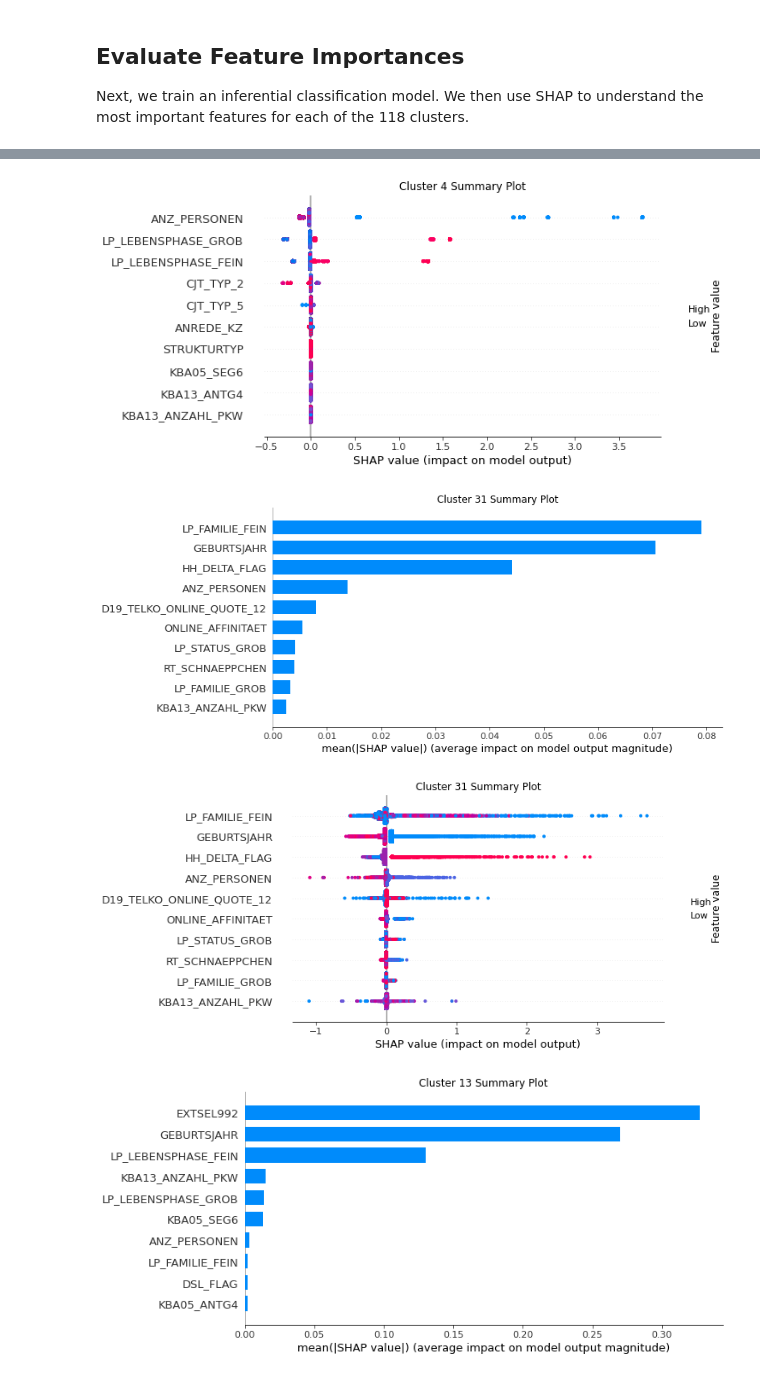
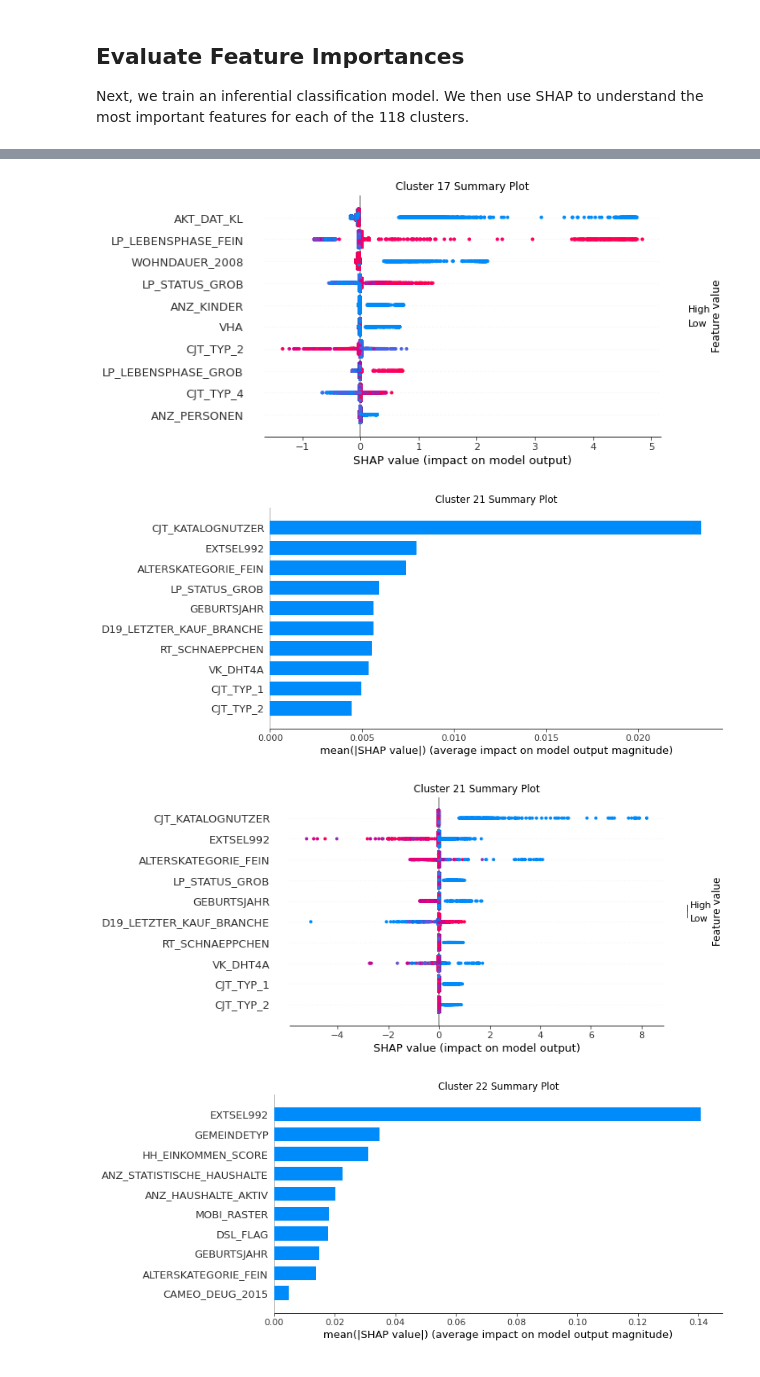
Before and after one commit to Mbugz1000/Customer-Segmentation-Report-for-Arvato-Financial-Services, a Jupyter notebook: src/Customer Segmentation Analysis.ipynb, the cells around one changed output, grey strips where cells are left out. Saved outputs shown, nothing was run; the diff lists cells and outputs as text; code cells hidden in the pictures.

Commit message:
Progress: - Re-did the technical portion of project - Corrected various errors in clustering and prediction

```diff
--- a/src/Customer Segmentation Analysis.ipynb
+++ b/src/Customer Segmentation Analysis.ipynb
@@ -368,3 +430,5 @@ Length: 119, dtype: int64
+# %%
+demographics_clean_sample_final = pd.read_csv(processed_dir + "demographics_clean_sample_final.csv")
 # %%
 # We save the demographics_clean_sample_final
 demographics_clean_sample_final.to_csv(processed_dir + "demographics_clean_sample_final.csv", index=False)
@@ -374,16 +439,19 @@ demographics_clean_sample_final.to_csv(processed_dir + "demographics_clean_sampl
 Next, we train an inferential classification model. We then use SHAP to understand the most important features for each of the 118 clusters.
 # %%
 random_seed = 22
+
 all_columns = demographics_clean_sample_final.drop(columns=['Customer', 'clusters', 'clusters_prob']).columns.tolist()
-non_categ_features = 'ANZ_HAUSHALTE_AKTIV,ANZ_HH_TITEL,ANZ_PERSONEN,ANZ_TITEL,KBA13_ANZAHL_PKW'.split(',')
-categ_features = [col for col in all_columns if col not in non_categ_features]
+# All columns not within the selected known set are considered ordinal or numerical columns
+selected_known_columns = [col for col in all_columns if col in all_known_columns]
+non_categ_features = numerical_features + ordinal_features
+categ_features = [col for col in selected_known_columns if col not in non_categ_features]
 # %%
 %%time
 # Build Inferential Model to explain created Clusters
 X_train, X_test, y_train, y_test = train_test_split(demographics_clean_sample_final.query("Customer == 0").drop(columns=['Customer','clusters', 'clusters_prob']), demographics_clean_sample_final.query("Customer == 0")['clusters'], test_size=0.33, random_state=random_seed)
 
 # Train and Predict
-lgbm = lgb.LGBMClassifier(random_state=random_seed, learning_rate=0.01, n_estimators=100, n_jobs=-1, verbose=1, objective='multiclass')\
+lgbm = lgb.LGBMClassifier(random_state=random_seed, learning_rate=0.01, n_estimators=500, n_jobs=-1, verbose=1, objective='multiclass')\
     .fit(X_train, y_train, eval_set=[(X_test, y_test)], eval_metric='multi_logloss', early_stopping_rounds=20, feature_name=all_columns, categorical_feature=categ_features)
 y_pred = lgbm.predict(X_test, num_iteration=lgbm.best_iteration_)
 # %% [output]
@@ -489,6 +533,6 @@ def plot_cluster_summary_plot(cluster_no, no_of_features=5, plot_type='bar', sha
     fig, axes = plt.subplots(1,1, figsize=(5, 5))
 
     shap.summary_plot(shap_values[cluster_no], X_train[:max_data_points], plot_type=plot_type, show=False, max_display=no_of_features, plot_size=(10, 5), feature_names=all_columns)
-    axes.set_title(f"Cluster {np.arange(-1,118)[cluster_no]} Summary Plot")
+    axes.set_title(f"Cluster {np.arange(-1,145)[cluster_no]} Summary Plot")
     plt.show()
 # %%
@@ -498,17 +542,17 @@ plot_cluster_summary_plot(5, no_of_features=10)
 # %%
-plot_cluster_summary_plot(5, no_of_features=10, plot_type='dot')
+plot_cluster_summary_plot(18, no_of_features=10, plot_type='dot')
 # %% [output]
-[figure, old version]
+[figure, new version]
 # %%
-plot_cluster_summary_plot(32, no_of_features=10)
+plot_cluster_summary_plot(22, no_of_features=10)
 # %% [output]
-[figure, old version]
+[figure, new version]
 # %%
-plot_cluster_summary_plot(32, no_of_features=10, plot_type='dot')
+plot_cluster_summary_plot(22, no_of_features=10, plot_type='dot')
 # %% [output]
-[figure, old version]
+[figure, new version]
 # %%
-plot_cluster_summary_plot(14, no_of_features=10)
+plot_cluster_summary_plot(23, no_of_features=10)
 # %% [output]
-[figure, old version]
+[figure, new version]
 # %%
```
Also changed, not shown: parts of 56 cells of this notebook, 6 other files.
